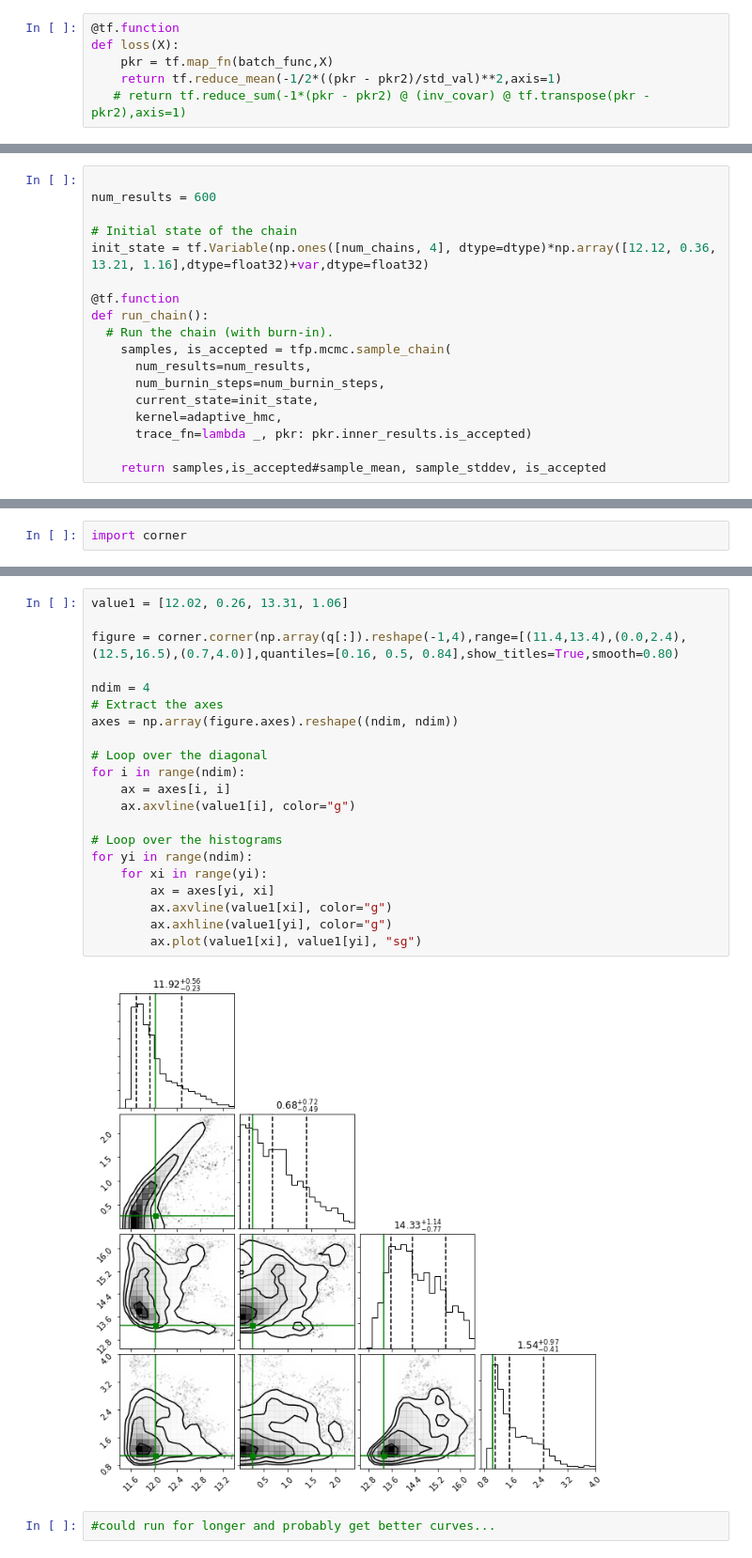
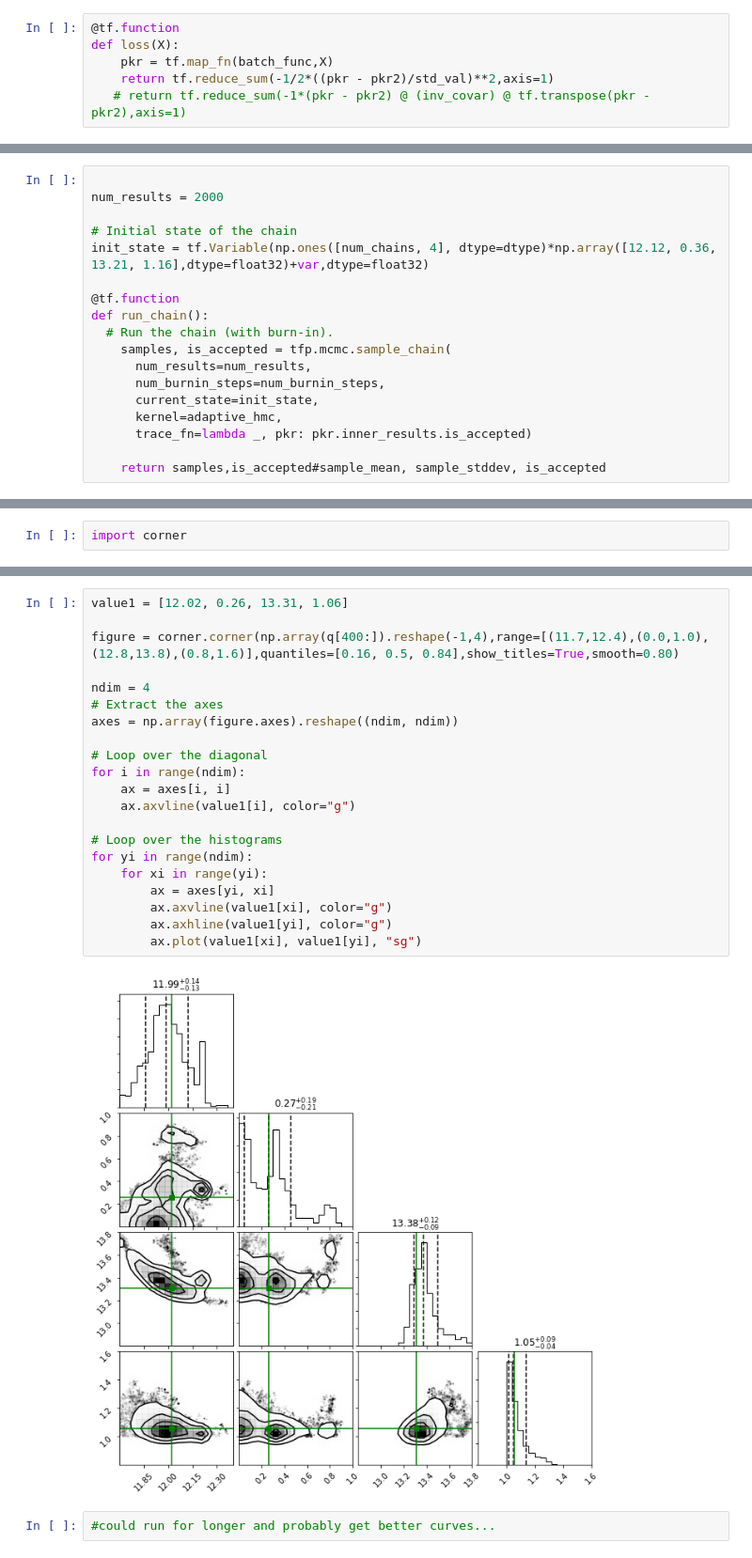
Before and after one commit to DifferentiableUniverseInitiative/DHOD, a Jupyter notebook: nb/batch_hod-hmc-overview.ipynb, the cells around one changed output, grey strips where cells are left out. Shown at 94% size. Saved outputs shown, nothing was run; the diff lists cells and outputs as text.

```diff
--- a/nb/batch_hod-hmc-overview.ipynb
+++ b/nb/batch_hod-hmc-overview.ipynb
@@ -448,7 +448,7 @@ traced!
 @tf.function
 def loss(X):
     pkr = tf.map_fn(batch_func,X)
-    return tf.reduce_mean(-1/2*((pkr - pkr2)/std_val)**2,axis=1)
+    return tf.reduce_sum(-1/2*((pkr - pkr2)/std_val)**2,axis=1)
    # return tf.reduce_sum(-1*(pkr - pkr2) @ (inv_covar) @ tf.transpose(pkr - pkr2),axis=1)
 # %%
 #checking loss function
@@ -481,7 +481,7 @@ adaptive_hmc = tfp.mcmc.SimpleStepSizeAdaptation(
 var = (np.random.random([num_chains, 4])-0.5)*np.array([0.1,0.02,0.1,0.01])*2.0
 # %%
 
-num_results = 600
+num_results = 2000
 
 # Initial state of the chain
 init_state = tf.Variable(np.ones([num_chains, 4], dtype=dtype)*np.array([12.12, 0.36, 13.21, 1.16],dtype=float32)+var,dtype=float32)
@@ -567,25 +568,25 @@ TensorShape([600, 15, 4])
 # %%
 value1 = [12.02, 0.26, 13.31, 1.06]
 
-figure = corner.corner(np.array(q[:]).reshape(-1,4),range=[(11.4,13.4),(0.0,2.4),(12.5,16.5),(0.7,4.0)],quantiles=[0.16, 0.5, 0.84],show_titles=True,smooth=0.80)
+figure = corner.corner(np.array(q[400:]).reshape(-1,4),range=[(11.7,12.4),(0.0,1.0),(12.8,13.8),(0.8,1.6)],quantiles=[0.16, 0.5, 0.84],show_titles=True,smooth=0.80)
 
 ndim = 4
 # Extract the axes
 axes = np.array(figure.axes).reshape((ndim, ndim))
 
 # Loop over the diagonal
 for i in range(ndim):
     ax = axes[i, i]
     ax.axvline(value1[i], color="g")
 
 # Loop over the histograms
 for yi in range(ndim):
     for xi in range(yi):
         ax = axes[yi, xi]
         ax.axvline(value1[xi], color="g")
         ax.axhline(value1[yi], color="g")
         ax.plot(value1[xi], value1[yi], "sg")
 # %% [output]
-[figure, old version]
+[figure, new version]
 # %%
 #could run for longer and probably get better curves...
```
Also changed, not shown: parts of 9 cells of this notebook, 1 other file.
